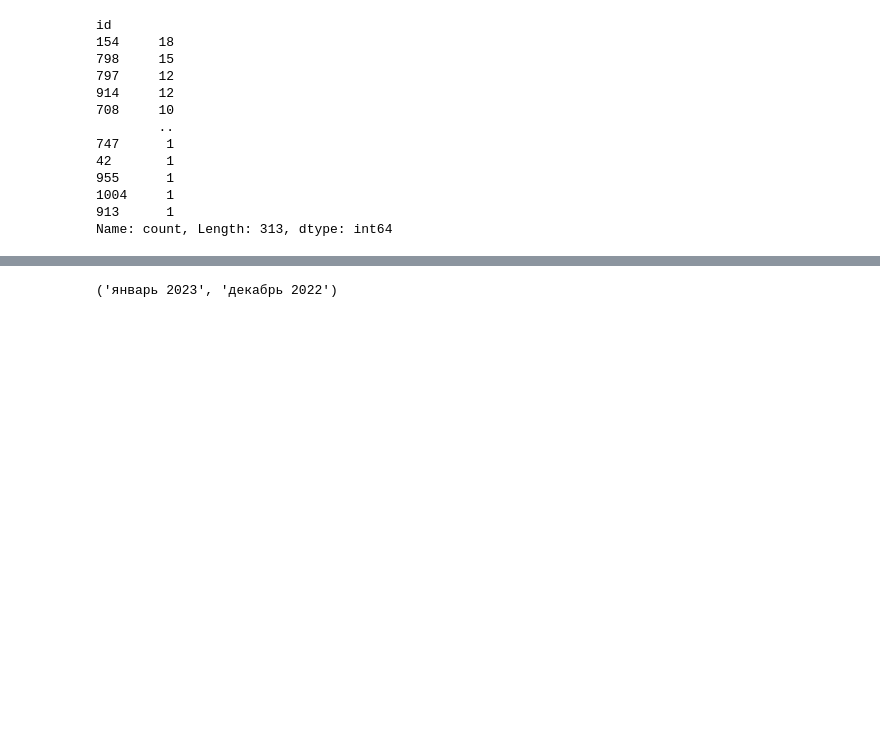
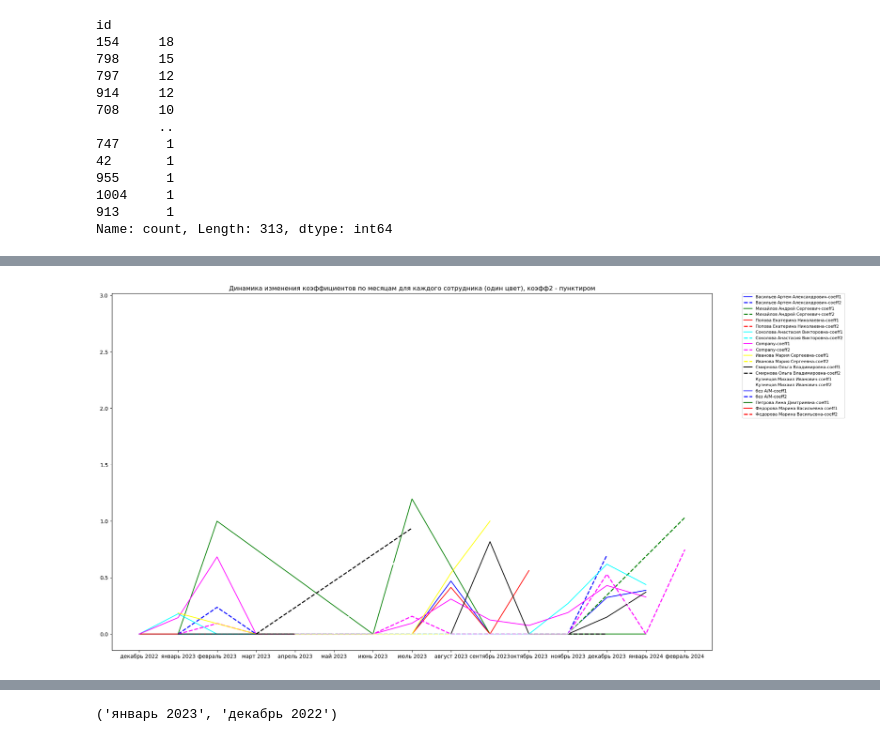
Before and after one commit to Azernem/Data_Analysis_SPbU, a Jupyter notebook: Task_prolongation/ТЗ аналитик /Untitled.ipynb, the cells around one changed output, grey strips where cells are left out. Saved outputs shown, nothing was run; the diff lists cells and outputs as text; code cells hidden in the pictures; blank space fills up the shorter version.

Commit message:
Prolongations of contracts with ratios

```diff
--- a/Task_prolongation/ТЗ аналитик /Untitled.ipynb
+++ b/Task_prolongation/ТЗ аналитик /Untitled.ipynb
@@ -206,3 +233,26 @@ TypeError: ExcelWriter.__new__() got an unexpected keyword argument 'options'
+# %%
+# Ищем всех сотрудников
+ams = list(dict.fromkeys(np.concatenate([result_first_ratio['AM'].unique(), result_second_ratio['AM'].unique()] )))
+fig = plt.figure(figsize=(20, 10))
+colors = ['blue', 'green', 'red', 'cyan', 'magenta', 'yellow', 'black', 'white']
+
+# Отображаем динамику изменеия коэффициентов для каждого сотрудника на графике
+for i, am in enumerate(ams):
+    ams_first_ratio = result_first_ratio[result_first_ratio['AM'] == am]
+    ams_second_ratio = result_second_ratio[result_second_ratio['AM'] == am]
+    if len(ams_first_ratio) > 0:
+        plt.plot(ams_first_ratio['calculate_month'], ams_first_ratio['coeff1'], label = f'{am}-coeff1', color = colors[i%len(colors)])
+    if len(ams_second_ratio) > 0:
+        plt.plot(ams_second_ratio['calculate_month'], ams_second_ratio['coeff2'], label = f'{am}-coeff2',
+                 color = colors[i%len(colors)], linestyle = '--', linewidth = 2)
+
+plt.legend(bbox_to_anchor=(1.05, 1), loc='upper left', borderaxespad=0., fontsize=8)
+plt.tight_layout()
+plt.title('Динамика изменения коэффициентов по месяцам для каждого сотрудника (один цвет), коэфф2 - пунктиром')
+plt.savefig('Динамика изменения коэффициентов по месяцам для каждого сотрудника', bbox_inches = 'tight')
+plt.show()
+# %% [output]
+[figure, added]
 # %%
 fig = plt.figure(figsize = (19, 12))
 axes = sns.barplot(data = result_first_ratio, x = 'calculate_month', y = 'coeff1', hue = 'AM', width= 0.5)
```
Also changed, not shown: parts of 13 cells of this notebook, 11 other files.
